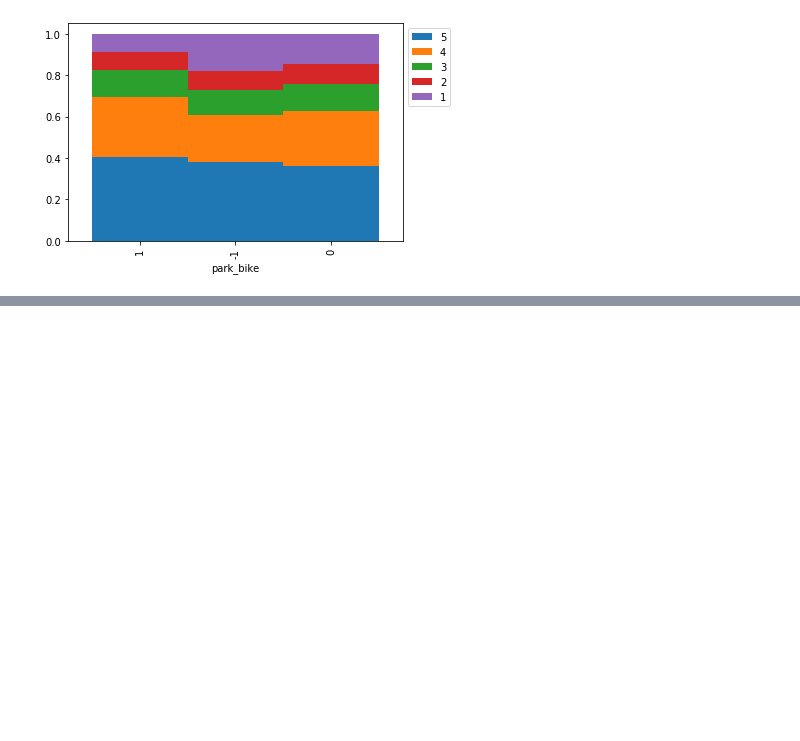
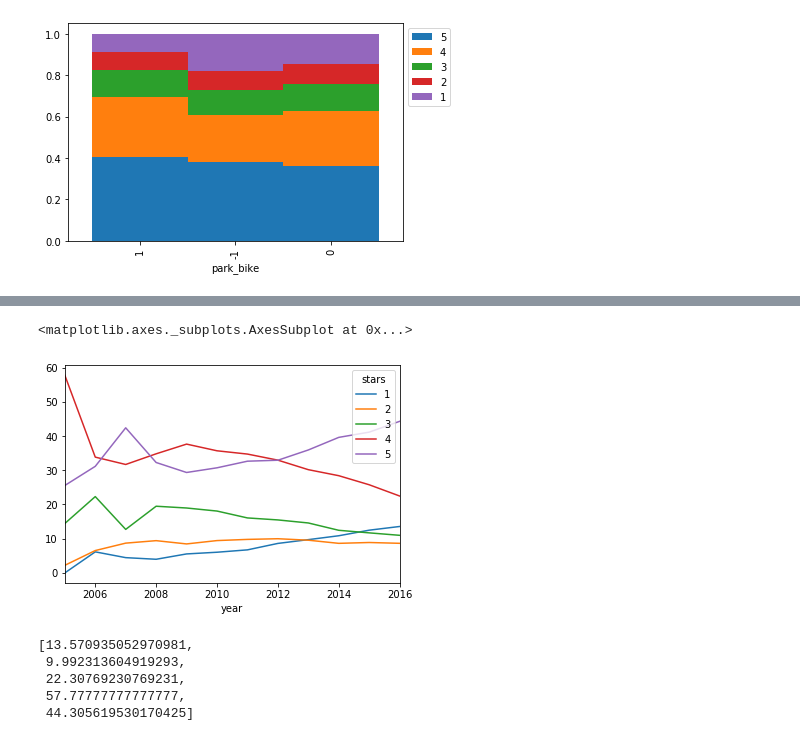
Before and after one commit to pe44enka/Yelp, a Jupyter notebook: DA_Project.ipynb, the cells around one changed output, grey strips where cells are left out. Saved outputs shown, nothing was run; the diff lists cells and outputs as text; code cells hidden in the pictures; blank space fills up the shorter version.

```diff
--- a/DA_Project.ipynb
+++ b/DA_Project.ipynb
@@ -3163,0 +3166,4 @@ stars=[5,4,3,2,1]
+# %%
+rdf = pd.read_csv('https://raw.githubusercontent.com/pe44enka/Yelp/master/data/cleaned_data.csv')
+rdf.drop(['Unnamed: 0'], axis=1, inplace=True)
+rdf.head()
@@ -3163,0 +3177,10 @@ stars=[5,4,3,2,1]
+# %%
+years_df = (rdf
+                 .pipe(lambda df_: pd.crosstab(df_.year, df_.stars))
+                 .pipe(lambda df_: df_.div(df_.sum(axis=1), axis=0))
+                 .mul(100)
+                 .loc[:2016]
+                 .reset_index()
+                 )
+#years_star_df = years_star_df.melt(id_vars = 'year')
+years_df#.head()
@@ -3163,0 +3201,6 @@ stars=[5,4,3,2,1]
+# %%
+fig, ax = plt.subplots()
+years_df.plot(x = 'year', y = years_df.columns[1:], ax=ax)
+# %% [output]
+<matplotlib.axes._subplots.AxesSubplot at 0x...>
+[figure, added]
@@ -3163,0 +3212,9 @@ stars=[5,4,3,2,1]
+# %%
+
+max_val
+# %% [output]
+[13.570935052970981,
+ 9.992313604919293,
+ 22.30769230769231,
+ 57.77777777777777,
+ 44.305619530170425]
```
Also changed, not shown: parts of 6 cells of this notebook.
